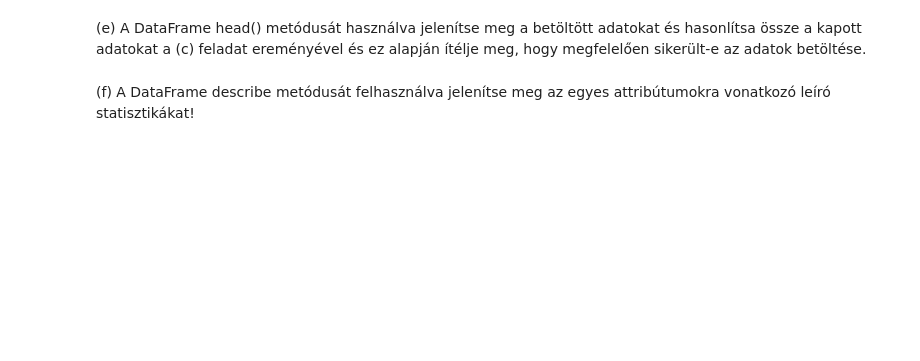
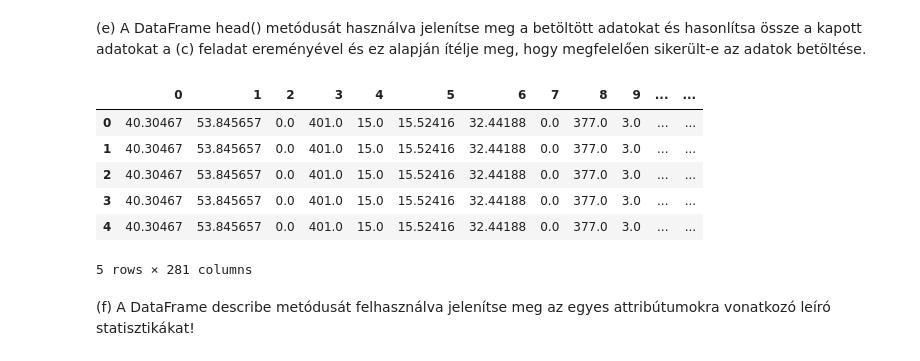
Before and after one commit to MemerGamer/IntelligensModszerekTantargy, a Jupyter notebook: LinearisRegresszio.ipynb, the cells around one changed output. Saved outputs shown, nothing was run; the diff lists cells and outputs as text; code cells hidden in the pictures; blank space fills up the shorter version.

```diff
--- a/LinearisRegresszio.ipynb
+++ b/LinearisRegresszio.ipynb
@@ -64,2 +125,12 @@ blog_data = pd.read_csv('blogData_train.csv', header=header, sep=separator)
+# %%
+blog_data.head()
+# %% [output]
+|  | 0 | 1 | 2 | 3 | 4 | 5 | 6 | 7 | 8 | 9 | ... | ... |
+| 0 | 40.30467 | 53.845657 | 0.0 | 401.0 | 15.0 | 15.52416 | 32.44188 | 0.0 | 377.0 | 3.0 | ... | ... |
+| 1 | 40.30467 | 53.845657 | 0.0 | 401.0 | 15.0 | 15.52416 | 32.44188 | 0.0 | 377.0 | 3.0 | ... | ... |
+| 2 | 40.30467 | 53.845657 | 0.0 | 401.0 | 15.0 | 15.52416 | 32.44188 | 0.0 | 377.0 | 3.0 | ... | ... |
+| 3 | 40.30467 | 53.845657 | 0.0 | 401.0 | 15.0 | 15.52416 | 32.44188 | 0.0 | 377.0 | 3.0 | ... | ... |
+| 4 | 40.30467 | 53.845657 | 0.0 | 401.0 | 15.0 | 15.52416 | 32.44188 | 0.0 | 377.0 | 3.0 | ... | ... |
+5 rows × 281 columns
 # %% [markdown]
 (f) A DataFrame describe metódusát felhasználva jelenítse meg az egyes attribútumokra vonatkozó leíró statisztikákat!
```
Also changed, not shown: parts of 26 cells of this notebook.
